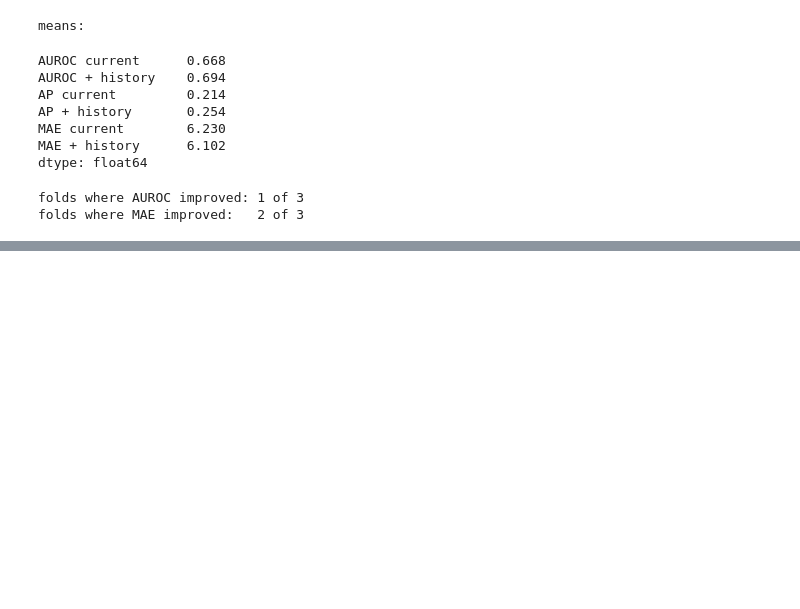
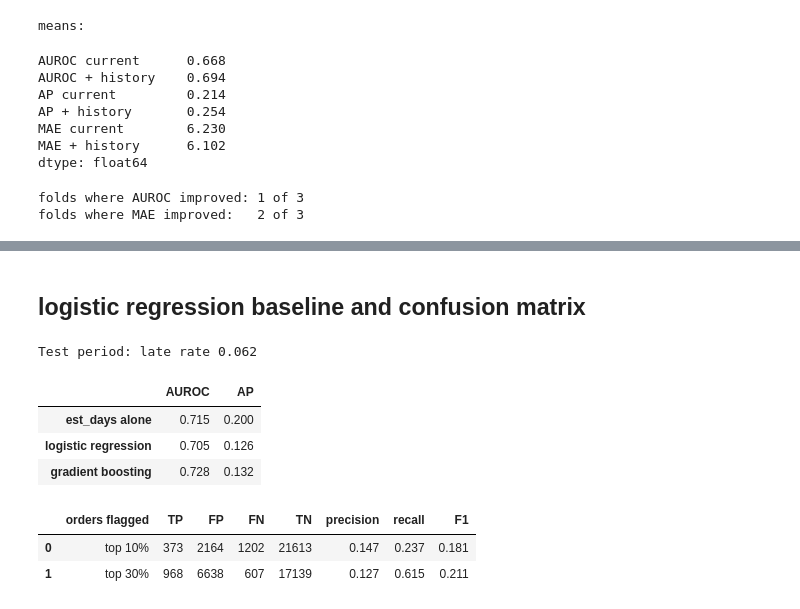
Before and after one commit to AmitKr-06/E-commerce-customer-analytics, a Jupyter notebook: notebooks/11_delivery_prediction_model.ipynb, the cells around one changed output, grey strips where cells are left out. Saved outputs shown, nothing was run; the diff lists cells and outputs as text; code cells hidden in the pictures; blank space fills up the shorter version.

```diff
--- a/notebooks/11_delivery_prediction_model.ipynb
+++ b/notebooks/11_delivery_prediction_model.ipynb
@@ -555,0 +668,48 @@ folds where MAE improved:   2 of 3
+# %% [markdown]
+## **logistic regression baseline and confusion matrix**
+# %%
+# Cell 18: logistic baseline, and precision/recall/F1 for the final classifier (test period)
+from sklearn.pipeline import make_pipeline
+from sklearn.compose import ColumnTransformer
+from sklearn.impute import SimpleImputer
+from sklearn.preprocessing import StandardScaler, OneHotEncoder
+from sklearn.metrics import confusion_matrix
+
+dev = data[data["split"].isin(["train", "valid"])]
+test = data[data["split"] == "test"]
+y_dev = dev["is_late"].astype(int).to_numpy(); y_te = test["is_late"].astype(int).to_numpy()
+
+def cat_str(df):
+    out = df[FEATURES].copy()
+    for c in FEATURES_CAT:
+        out[c] = out[c].astype(object).where(out[c].notna(), "unknown").astype(str)
+    return out
+
+pre = ColumnTransformer([("num", make_pipeline(SimpleImputer(strategy="median"), StandardScaler()), FEATURES_NUM),
+                         ("cat", OneHotEncoder(handle_unknown="ignore"), FEATURES_CAT)])
+logit = make_pipeline(pre, LogisticRegression(max_iter=1000, class_weight="balanced")).fit(cat_str(dev), y_dev)
+p_log = logit.predict_proba(cat_str(test))[:, 1]
+p_gb = clf.predict_proba(test[FEATURES])[:, 1]          # final gradient boosting classifier from Cell 9
+
+print("Test period: late rate", round(y_te.mean(), 3))
+display(pd.DataFrame({"AUROC": [roc_auc_score(y_te, -test["est_days"]), roc_auc_score(y_te, p_log), roc_auc_score(y_te, p_gb)],
+                      "AP": [average_precision_score(y_te, -test["est_days"]), average_precision_score(y_te, p_log), average_precision_score(y_te, p_gb)]},
+                     index=["est_days alone", "logistic regression", "gradient boosting"]).round(3))
+
+rows = []
+for share in [0.10, 0.30]:
+    flag = p_gb >= np.quantile(p_gb, 1 - share)
+    tn, fp, fn, tp = confusion_matrix(y_te, flag).ravel()
+    prec, rec = tp / (tp + fp), tp / (tp + fn)
+    rows.append({"orders flagged": f"top {share:.0%}", "TP": tp, "FP": fp, "FN": fn, "TN": tn,
+                 "precision": prec, "recall": rec, "F1": 2 * prec * rec / (prec + rec)})
+display(pd.DataFrame(rows).round(3))
+# %% [output]
+Test period: late rate 0.062
+|  | AUROC | AP |
+| est_days alone | 0.715 | 0.200 |
+| logistic regression | 0.705 | 0.126 |
+| gradient boosting | 0.728 | 0.132 |
+|  | orders flagged | TP | FP | FN | TN | precision | recall | F1 |
+| 0 | top 10% | 373 | 2164 | 1202 | 21613 | 0.147 | 0.237 | 0.181 |
+| 1 | top 30% | 968 | 6638 | 607 | 17139 | 0.127 | 0.615 | 0.211 |
```
Also changed, not shown: parts of 9 cells of this notebook.
